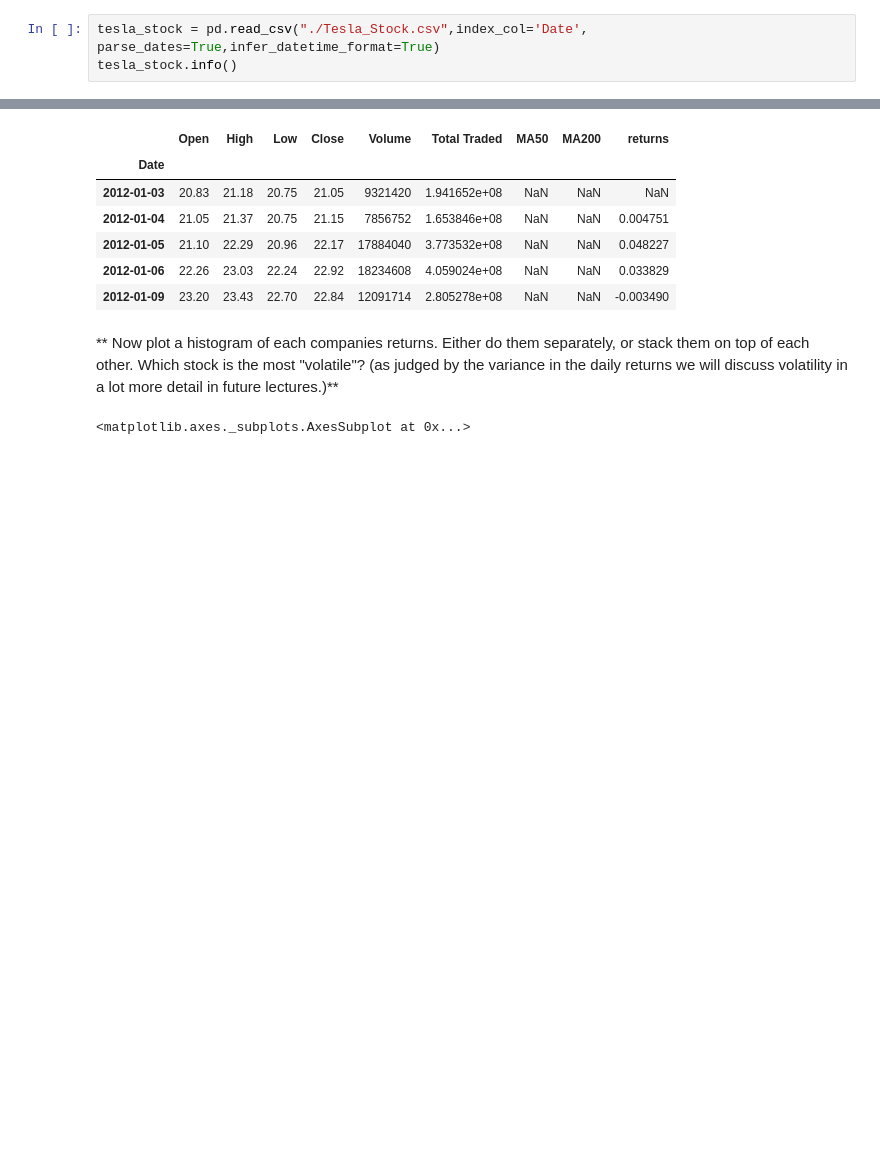
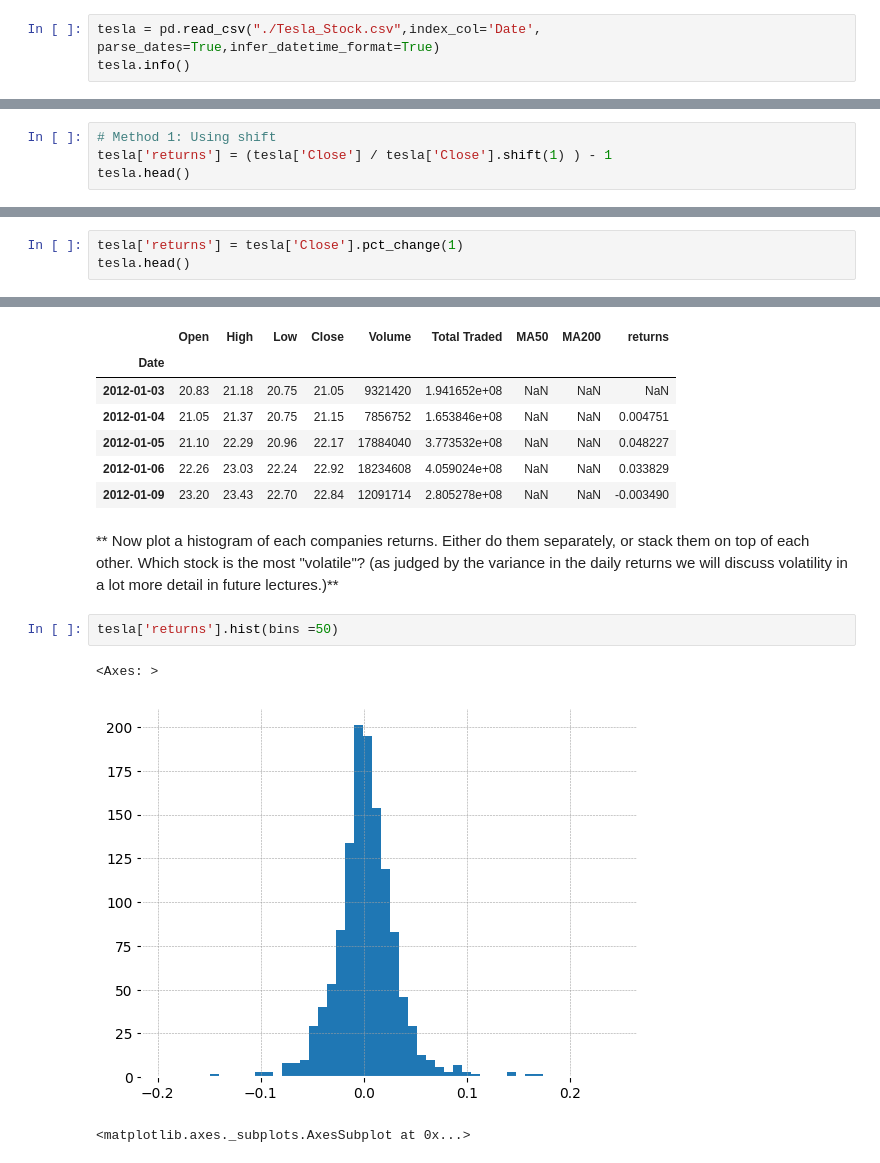
Before and after one commit to Shanmukha2001/PQN, a Jupyter notebook: algorithmic training conda/07-Stock-Market-Analysis-Capstone-Project/Stock Market Analysis Project.ipynb, the cells around one changed output, grey strips where cells are left out. Cells and saved outputs as stored; diff of their text form; blank space fills up the shorter version.

```diff
--- a/algorithmic training conda/07-Stock-Market-Analysis-Capstone-Project/Stock Market Analysis Project.ipynb
+++ b/algorithmic training conda/07-Stock-Market-Analysis-Capstone-Project/Stock Market Analysis Project.ipynb
@@ -35,8 +35,8 @@ ____
 
 ** Use pandas_datareader to obtain the historical stock information for Tesla from Jan 1, 2012 to Jan 1, 2017.**
 # %%
-tesla_stock = pd.read_csv("./Tesla_Stock.csv",index_col='Date', parse_dates=True,infer_datetime_format=True)
-tesla_stock.info()
+tesla = pd.read_csv("./Tesla_Stock.csv",index_col='Date', parse_dates=True,infer_datetime_format=True)
+tesla.info()
 # %% [output]
 <class 'pandas.core.frame.DataFrame'>
 DatetimeIndex: 1258 entries, 2012-01-03 to 2016-12-30
@@ -273,3 +288,7 @@ $ r_t = \frac{p_t}{p_{t-1}} -1$
 This defines r_t (return at time t) as equal to the price at time t divided by the price at time t-1 (the previous day) minus 1. Basically this just informs you of your percent gain (or loss) if you bought the stock on day and then sold it the next day. While this isn't necessarily helpful for attempting to predict future values of the stock, its very helpful in analyzing the volatility of the stock. If daily returns have a wide distribution, the stock is more volatile from one day to the next. Let's calculate the percent returns and then plot them with a histogram, and decide which stock is the most stable!
 # %% [markdown]
 ** Create a new column for each dataframe called returns. This column will be calculated from the Close price column. There are two ways to do this, either a simple calculation using the .shift() method that follows the formula above, or you can also use pandas' built in pct_change method. **
+# %%
+# Method 1: Using shift
+tesla['returns'] = (tesla['Close'] / tesla['Close'].shift(1) ) - 1
+tesla.head()
@@ -275,0 +303,3 @@ This defines r_t (return at time t) as equal to the price at time t divided by t
+# %%
+tesla['returns'] = tesla['Close'].pct_change(1)
+tesla.head()
@@ -311,6 +378,11 @@ This defines r_t (return at time t) as equal to the price at time t divided by t
 | 2012-01-09 | 23.20 | 23.43 | 22.70 | 22.84 | 12091714 | 2.805278e+08 | NaN | NaN | -0.003490 |
 # %% [markdown]
 ** Now plot a histogram of each companies returns. Either do them separately, or stack them on top of each other. Which stock is the most "volatile"? (as judged by the variance in the daily returns we will discuss volatility in a lot more detail in future lectures.)**
+# %%
+tesla['returns'].hist(bins =50)
+# %% [output]
+<Axes: >
+[figure, added]
 # %%
 # %% [output]
 <matplotlib.axes._subplots.AxesSubplot at 0x...>
```
Also changed, not shown: parts of 16 cells of this notebook.
